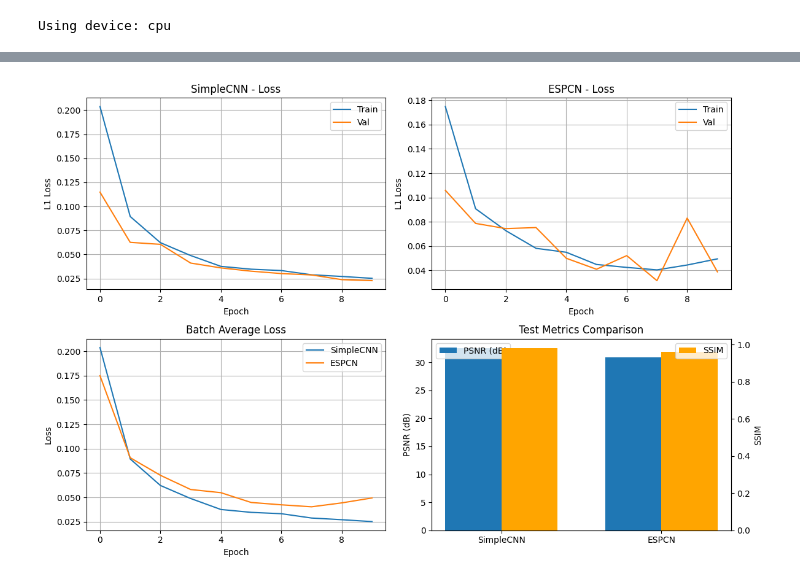
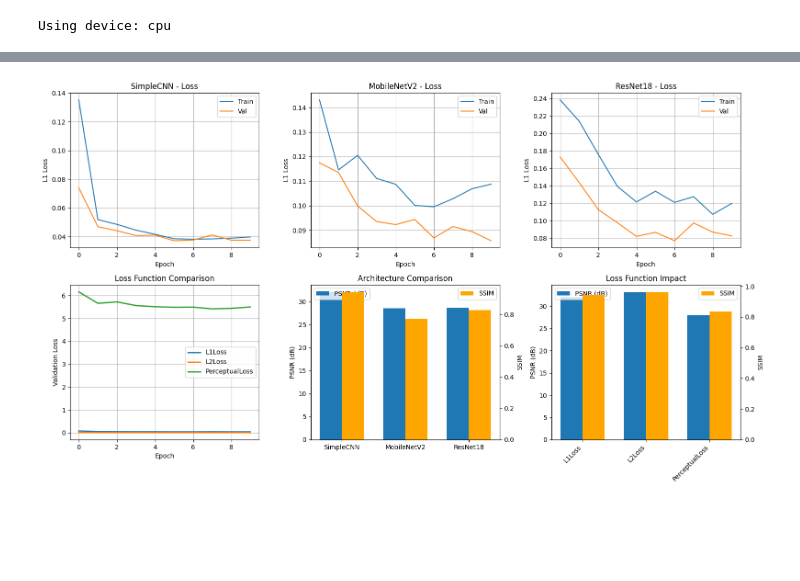
Before and after one commit to tbengric/CV_Project3, a Jupyter notebook: project3.ipynb, the cells around one changed output, grey strips where cells are left out. Drawn from its saved outputs; the diff is of its cells as text; code cells hidden in the pictures; blank space fills up the shorter version.

Commit message:
Add tests

```diff
--- a/project3.ipynb
+++ b/project3.ipynb
@@ -192,9 +338,8 @@ def validate(model, loader, criterion, device):
 
     return total_loss / len(loader)
 
-def train_model(model, train_loader, val_loader, epochs=10, lr=1e-3):
-    criterion = nn.L1Loss()
-    optimizer = optim.Adam(model.parameters(), lr=lr)
+def train_model(model, train_loader, val_loader, criterion, epochs=10, lr=1e-3):
+    optimizer = optim.Adam(filter(lambda p: p.requires_grad, model.parameters()), lr=lr)
 
     history = {
         'train_loss': [],
@@ -230,0 +398,7 @@ history_espcn = train_model(model_espcn, train_loader, val_loader, epochs=10)
+# %%
+# FEATURE 3: ARCHITECTURE TUNING - Train MobileNetV2 (Pre-trained Transfer Learning)
+print("\n=== Training MobileNetV2 (Transfer Learning) ===")
+model_mobilenet = MobileNetV2Pretrained().to(device)
+history_mobilenet = train_model(model_mobilenet, train_loader, val_loader, nn.L1Loss(), epochs=10, lr=5e-4)
+
+print("MobileNetV2 training completed")
@@ -230,0 +408,7 @@ history_espcn = train_model(model_espcn, train_loader, val_loader, epochs=10)
+# %%
+# FEATURE 3: ARCHITECTURE TUNING - Train ResNet18 (Pre-trained with U-Net Decoder)
+print("\n=== Training ResNet18 (U-Net decoder) ===")
+model_resnet = ResNet18SuperResolution().to(device)
+history_resnet = train_model(model_resnet, train_loader, val_loader, nn.L1Loss(), epochs=10, lr=5e-4)
+
+print("ResNet18 training completed")
@@ -275,52 +487,83 @@ ESPCN
 # %%
-fig, axes = plt.subplots(2, 2, figsize=(12, 8))
+fig, axes = plt.subplots(2, 3, figsize=(16, 9))
 
+# SimpleCNN Loss curves
 axes[0, 0].plot(history_scratch['train_loss'], label='Train')
 axes[0, 0].plot(history_scratch['val_loss'], label='Val')
 axes[0, 0].set_title('SimpleCNN - Loss')
 axes[0, 0].set_ylabel('L1 Loss')
 axes[0, 0].set_xlabel('Epoch')
 axes[0, 0].legend()
 axes[0, 0].grid()
 
-axes[0, 1].plot(history_espcn['train_loss'], label='Train')
-axes[0, 1].plot(history_espcn['val_loss'], label='Val')
-axes[0, 1].set_title('ESPCN - Loss')
+# MobileNetV2 Loss curves
+axes[0, 1].plot(history_mobilenet['train_loss'], label='Train')
+axes[0, 1].plot(history_mobilenet['val_loss'], label='Val')
+axes[0, 1].set_title('MobileNetV2 - Loss')
 axes[0, 1].set_ylabel('L1 Loss')
 axes[0, 1].set_xlabel('Epoch')
 axes[0, 1].legend()
 axes[0, 1].grid()
 
-axes[1, 0].plot(history_scratch['batch_avg_loss'], label='SimpleCNN')
-axes[1, 0].plot(history_espcn['batch_avg_loss'], label='ESPCN')
-axes[1, 0].set_title('Batch Average Loss')
-axes[1, 0].set_ylabel('Loss')
+# ResNet18 Loss curves
+axes[0, 2].plot(history_resnet['train_loss'], label='Train')
+axes[0, 2].plot(history_resnet['val_loss'], label='Val')
+axes[0, 2].set_title('ResNet18 - Loss')
+axes[0, 2].set_ylabel('L1 Loss')
+axes[0, 2].set_xlabel('Epoch')
+axes[0, 2].legend()
+axes[0, 2].grid()
+
+# Loss function comparison
+axes[1, 0].clear()
+for loss_name, data in models_by_loss.items():
+    axes[1, 0].plot(data['history']['val_loss'], label=loss_name, linewidth=2)
+axes[1, 0].set_title('Loss Function Comparison')
+axes[1, 0].set_ylabel('Validation Loss')
 axes[1, 0].set_xlabel('Epoch')
 axes[1, 0].legend()
 axes[1, 0].grid()
 
-models = ['SimpleCNN', 'ESPCN']
-psnr_vals = [psnr_scratch, psnr_espcn]
-ssim_vals = [ssim_scratch, ssim_espcn]
+# FEATURE 3: ARCHITECTURE TUNING - Compare SimpleCNN, MobileNetV2, and ResNet18
+models_names = ['SimpleCNN', 'MobileNetV2', 'ResNet18']
+psnr_vals = [psnr_scratch, psnr_mobilenet, psnr_resnet]
+ssim_vals = [ssim_scratch, ssim_mobilenet, ssim_resnet]
 
-x = np.arange(len(models))
+x = np.arange(len(models_names))
 width = 0.35
 
 axes[1, 1].bar(x - width/2, psnr_vals, width, label='PSNR (dB)')
 ax2 = axes[1, 1].twinx()
 ax2.bar(x + width/2, ssim_vals, width, label='SSIM', color='orange')
 axes[1, 1].set_ylabel('PSNR (dB)')
 ax2.set_ylabel('SSIM')
-axes[1, 1].set_title('Test Metrics Comparison')
+axes[1, 1].set_title('Architecture Comparison')
 axes[1, 1].set_xticks(x)
-axes[1, 1].set_xticklabels(models)
+axes[1, 1].set_xticklabels(models_names)
 axes[1, 1].legend(loc='upper left')
 ax2.legend(loc='upper right')
 
+# FEATURE 2: TESTING VARIOUS LOSS FUNCTIONS - Visualize impact of different loss functions
+loss_names = list(results_by_loss.keys())
+loss_psnr = [results_by_loss[n]['psnr'] for n in loss_names]
+loss_ssim = [results_by_loss[n]['ssim'] for n in loss_names]
+
+x_loss = np.arange(len(loss_names))
+axes[1, 2].bar(x_loss - width/2, loss_psnr, width, label='PSNR (dB)')
+ax3 = axes[1, 2].twinx()
+ax3.bar(x_loss + width/2, loss_ssim, width, label='SSIM', color='orange')
+axes[1, 2].set_ylabel('PSNR (dB)')
+ax3.set_ylabel('SSIM')
+axes[1, 2].set_title('Loss Function Impact')
+axes[1, 2].set_xticks(x_loss)
+axes[1, 2].set_xticklabels(loss_names, rotation=45, ha='right')
+axes[1, 2].legend(loc='upper left')
+ax3.legend(loc='upper right')
+
 plt.tight_layout()
 plt.show()
 # %% [output]
-[figure, old version]
+[figure, new version]
 # %%
 idx_demo = np.random.randint(0, len(test_dataset))
 low_demo, high_demo = test_dataset[idx_demo]
```
Also changed, not shown: parts of 13 cells of this notebook.
